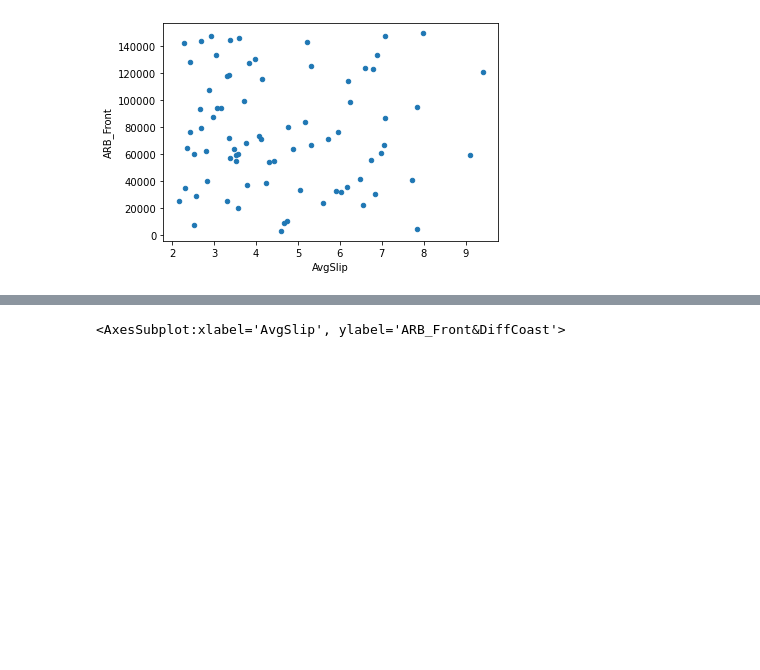
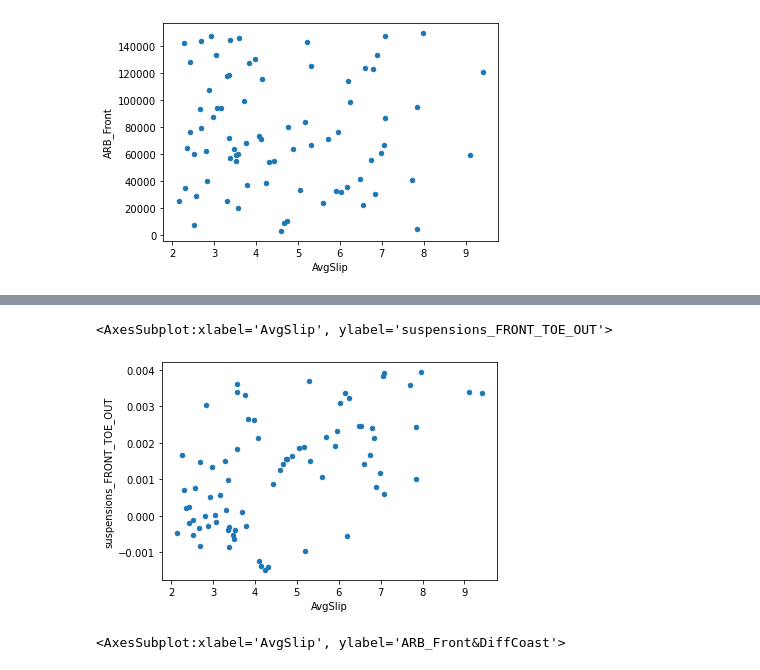
Before and after one commit to YidaChen30/RedbackRaceData, a Jupyter notebook: JupyterNoteboooks/SlipARBGraph.ipynb, the cells around one changed output, grey strips where cells are left out. Drawn from its saved outputs; the diff is of its cells as text; code cells hidden in the pictures; blank space fills up the shorter version.

Commit message:
Updated graphs in Slip To Graph

```diff
--- a/JupyterNoteboooks/SlipARBGraph.ipynb
+++ b/JupyterNoteboooks/SlipARBGraph.ipynb
@@ -19 +41,8 @@ df.plot.scatter(x='AvgSlip', y='ARB_Front')
+# %%
+df = pd.read_csv('../RedbackRaceData/combineddata.csv')
+# %%
+df.plot.scatter(x='AvgSlip', y='suspensions_FRONT_TOE_OUT')
+# %% [output]
+<AxesSubplot:xlabel='AvgSlip', ylabel='suspensions_FRONT_TOE_OUT'>
+[figure, added]
 # %%
```
Also changed, not shown: parts of 28 cells of this notebook.
